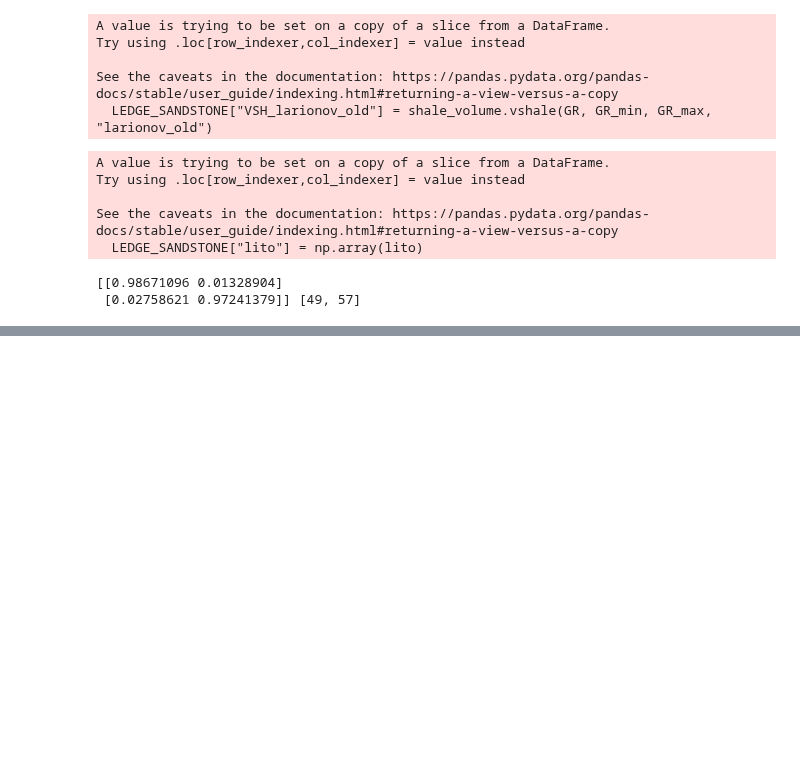
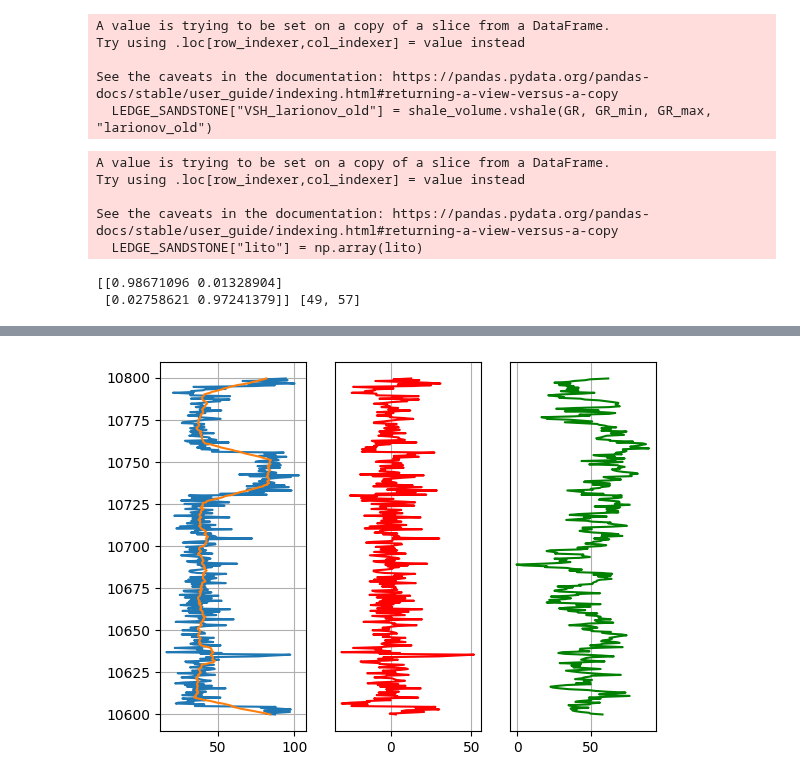
Before and after one commit to giecaruff/stoneforge, a Jupyter notebook: examples/pseudo_wells.ipynb, the cells around one changed output, grey strips where cells are left out. Cells and saved outputs as stored; diff of their text form; code cells hidden in the pictures; blank space fills up the shorter version.

```diff
--- a/examples/pseudo_wells.ipynb
+++ b/examples/pseudo_wells.ipynb
@@ -107,0 +141,33 @@ lito_s = lithology_generator.simple(markov_chain=M,sampling=1001,lithology_code=
+# %%
+sill = 172
+dist = 5.
+nugget = 0.0
+
+C = pseudo_tools.adjustment(depth,dist,sill)
+
+C = np.array(C)
+
+R = np.linalg.cholesky(C)
+
+u = np.random.normal(0.0,1.0,len(GR_smooth))
+
+Ru = np.dot(R,u)
+
+GR_opt1 = np.array(pseudo_tools.moving_average(S_GR)) + Ru
+
+plt.subplot(1,3,1)
+plt.plot(S_GR,depth)
+plt.plot(GR_smooth,depth)
+plt.grid()
+
+plt.subplot(1,3,2)
+plt.plot(dif_GR,depth,'r')
+plt.yticks([])
+plt.grid()
+
+plt.subplot(1,3,3)
+plt.plot(GR_opt1,depth,'g')
+plt.yticks([])
+plt.grid()
+# %% [output]
+[figure, added]
```
Also changed, not shown: parts of 6 cells of this notebook, 10 other files.
